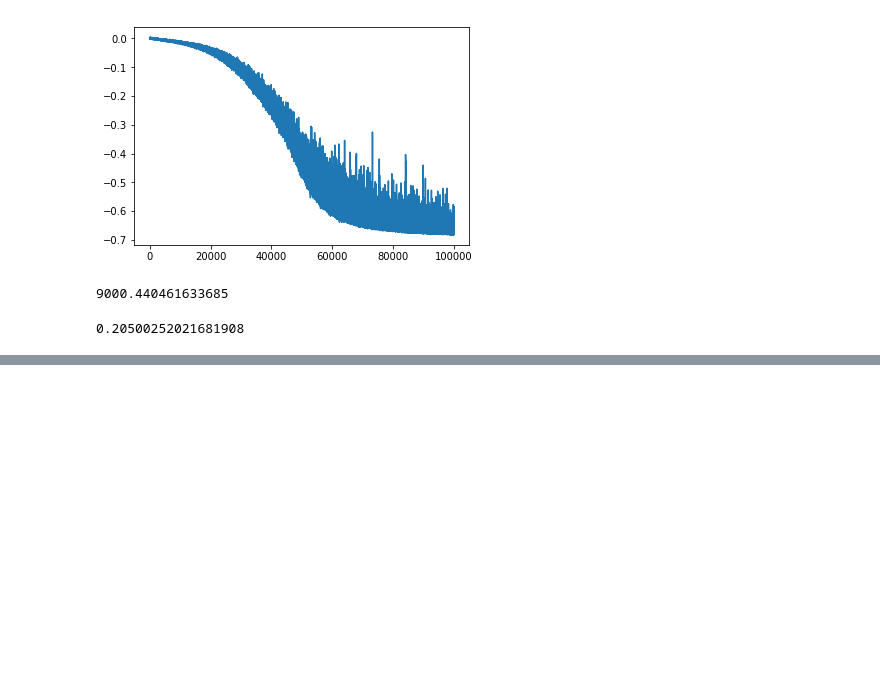
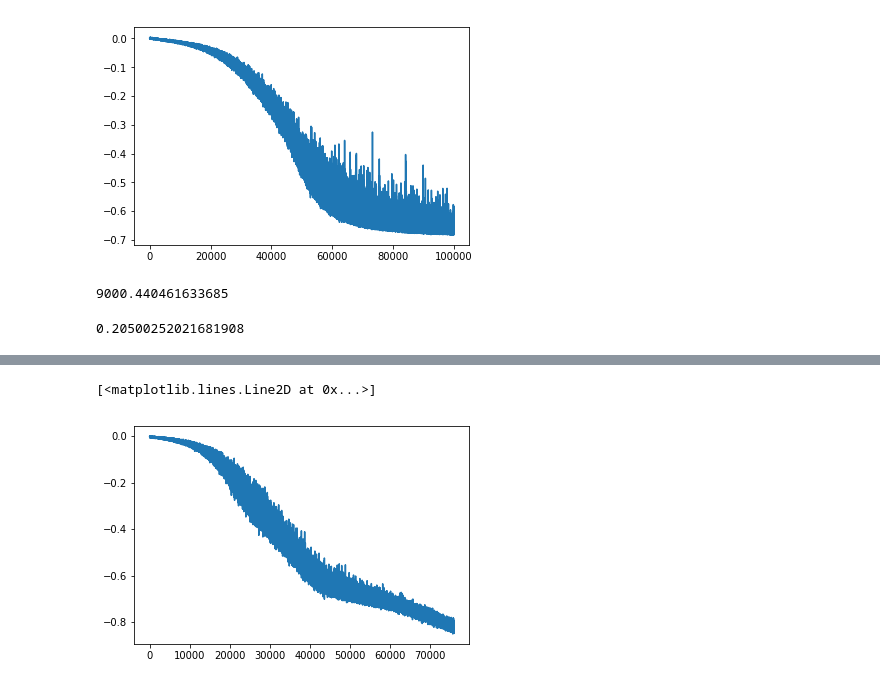
Before and after one commit to jonPlante/IFT6135H19_assignment, a Jupyter notebook: assignment3/q1.ipynb, the cells around one changed output, grey strips where cells are left out. Cells and saved outputs as stored; diff of their text form; code cells hidden in the pictures; blank space fills up the shorter version.

```diff
--- a/assignment3/q1.ipynb
+++ b/assignment3/q1.ipynb
@@ -143,0 +175,5 @@ NameError: name 'D_fake' is not defined
+# %%
+plt.plot(np.array(d_losses).flatten())
+# %% [output]
+[<matplotlib.lines.Line2D at 0x...>]
+[figure, added]
```
Also changed, not shown: parts of 4 cells of this notebook.
